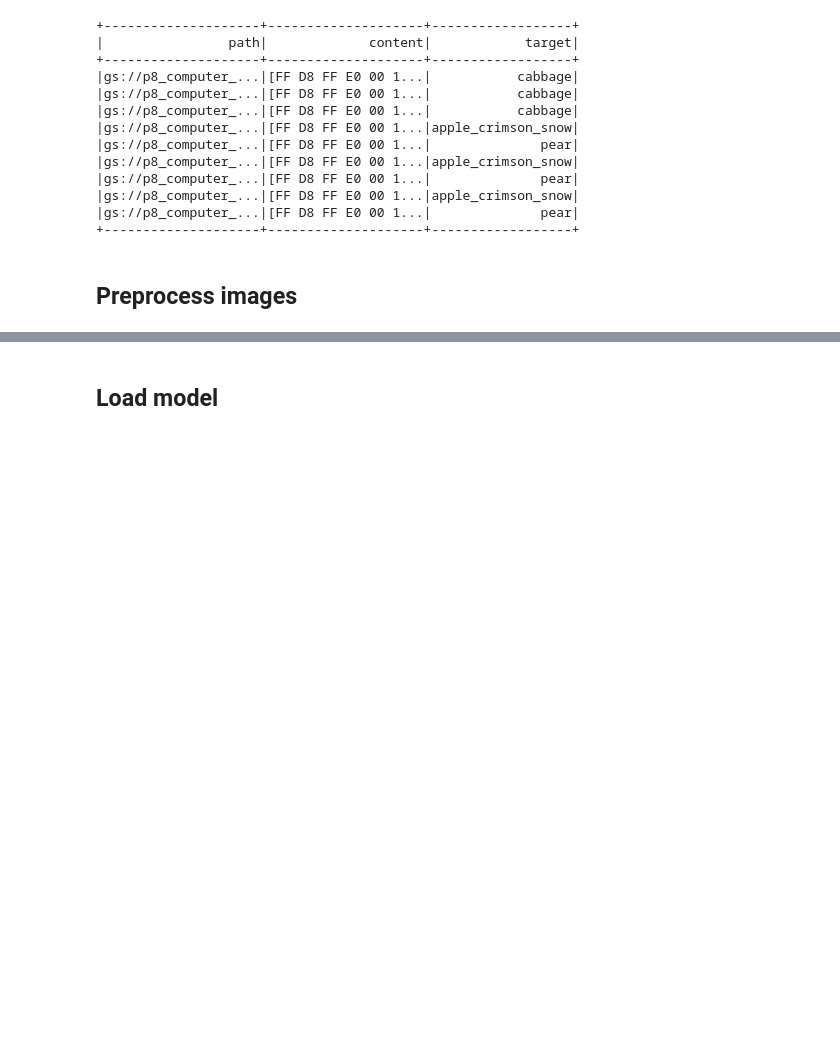
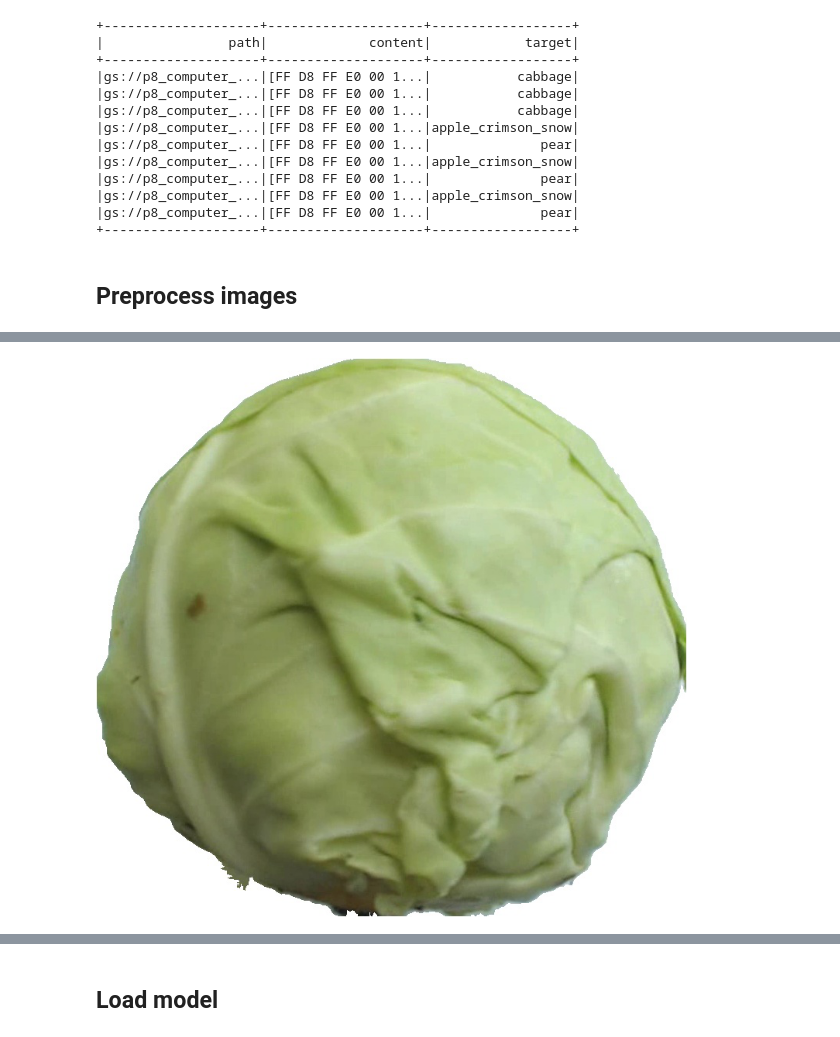
Before and after one commit to florabajolet/OCR8_spark_hadoop, a Jupyter notebook: P8_spark.ipynb, the cells around one changed output, grey strips where cells are left out. Saved outputs shown, nothing was run; the diff lists cells and outputs as text; code cells hidden in the pictures; blank space fills up the shorter version.

```diff
--- a/P8_spark.ipynb
+++ b/P8_spark.ipynb
@@ -31,7 +32,7 @@ spark = SparkSession \
     .appName("computer_vision") \
     .master("local") \
     .config("spark.hadoop.google.cloud.auth.service.account.enable","true") \
-    .config("google.cloud.auth.service.account.json.keyfile", "/path/json") \
+    .config("google.cloud.auth.service.account.json.keyfile", "/path/to/json") \
     .getOrCreate()
 # %%
 conf = spark.sparkContext._jsc.hadoopConfiguration()
@@ -163,0 +85,8 @@ img2
+# %%
+# Take first image of dataset
+img_example = img_df.collect()[0]["content"]
+# Convert from bytes to jpeg
+img_example = Image.open(io.BytesIO(img_example))
+img_example
+# %% [output]
+[figure, added]
```
Also changed, not shown: parts of 45 cells of this notebook.
